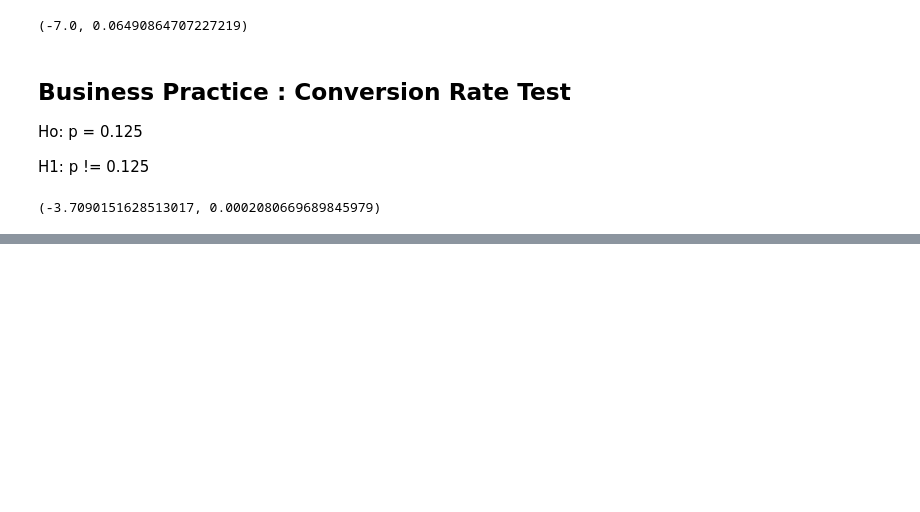
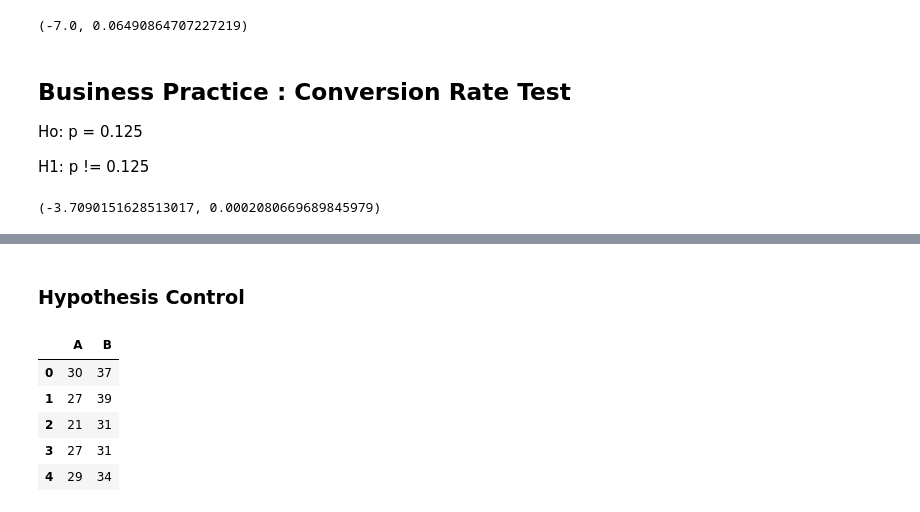
Before and after one commit to bevirgen/Data-Science---Artificial-Intelligence, a Jupyter notebook: 4. Statistic For Data Science/Theories And Practices/statistic.ipynb, the cells around one changed output, grey strips where cells are left out. Saved outputs shown, nothing was run; the diff lists cells and outputs as text; code cells hidden in the pictures; blank space fills up the shorter version.

```diff
--- a/4. Statistic For Data Science/Theories And Practices/statistic.ipynb
+++ b/4. Statistic For Data Science/Theories And Practices/statistic.ipynb
@@ -287,0 +352,11 @@ proportions_ztest(count, nobs, value) # refused Ho Hypothesis, %95 confidence
+# %% [markdown]
+### Hypothesis Control
+# %%
+A_B.head()
+# %% [output]
+|  | A | B |
+| 0 | 30 | 37 |
+| 1 | 27 | 39 |
+| 2 | 21 | 31 |
+| 3 | 27 | 31 |
+| 4 | 29 | 34 |
```
Also changed, not shown: parts of 26 cells of this notebook.
